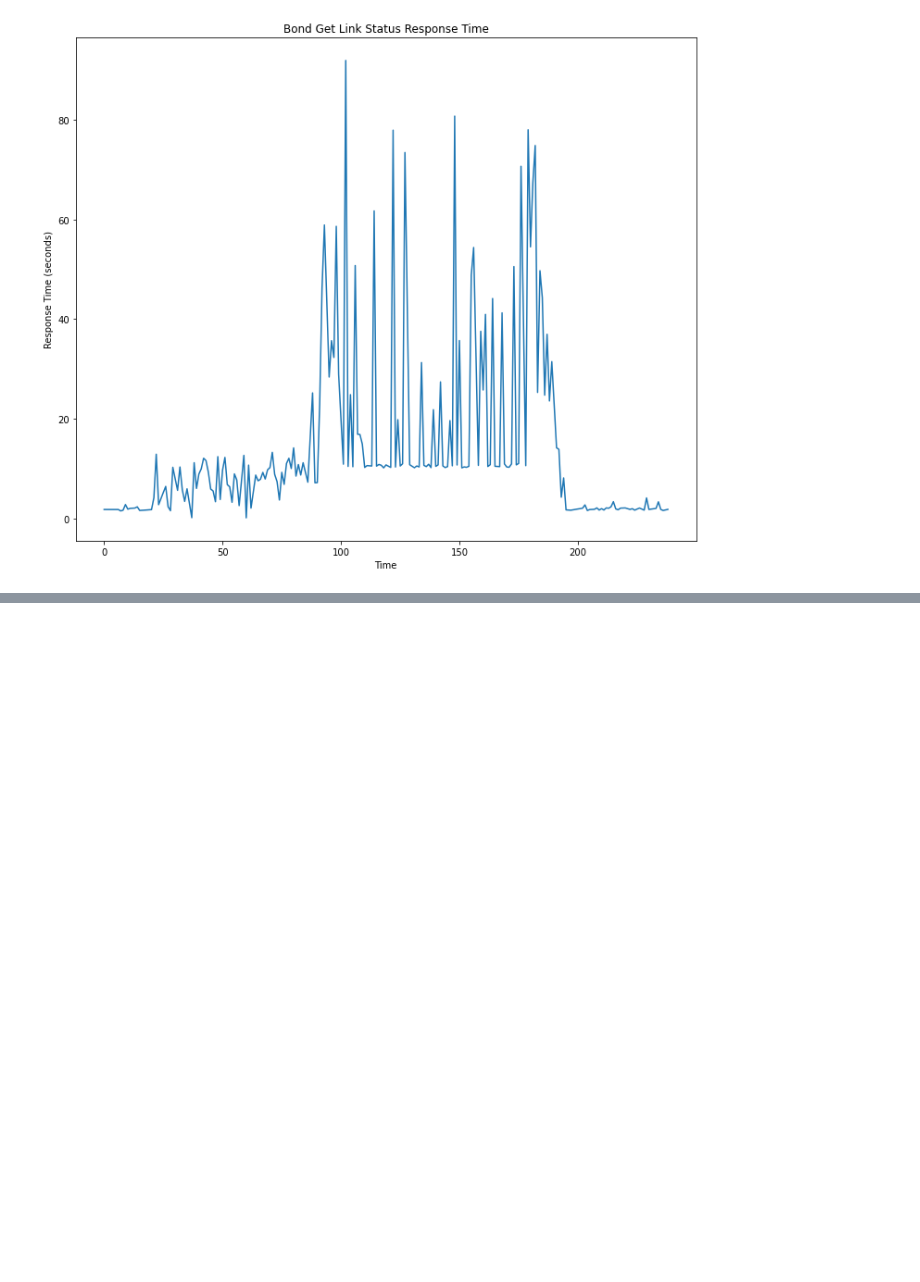
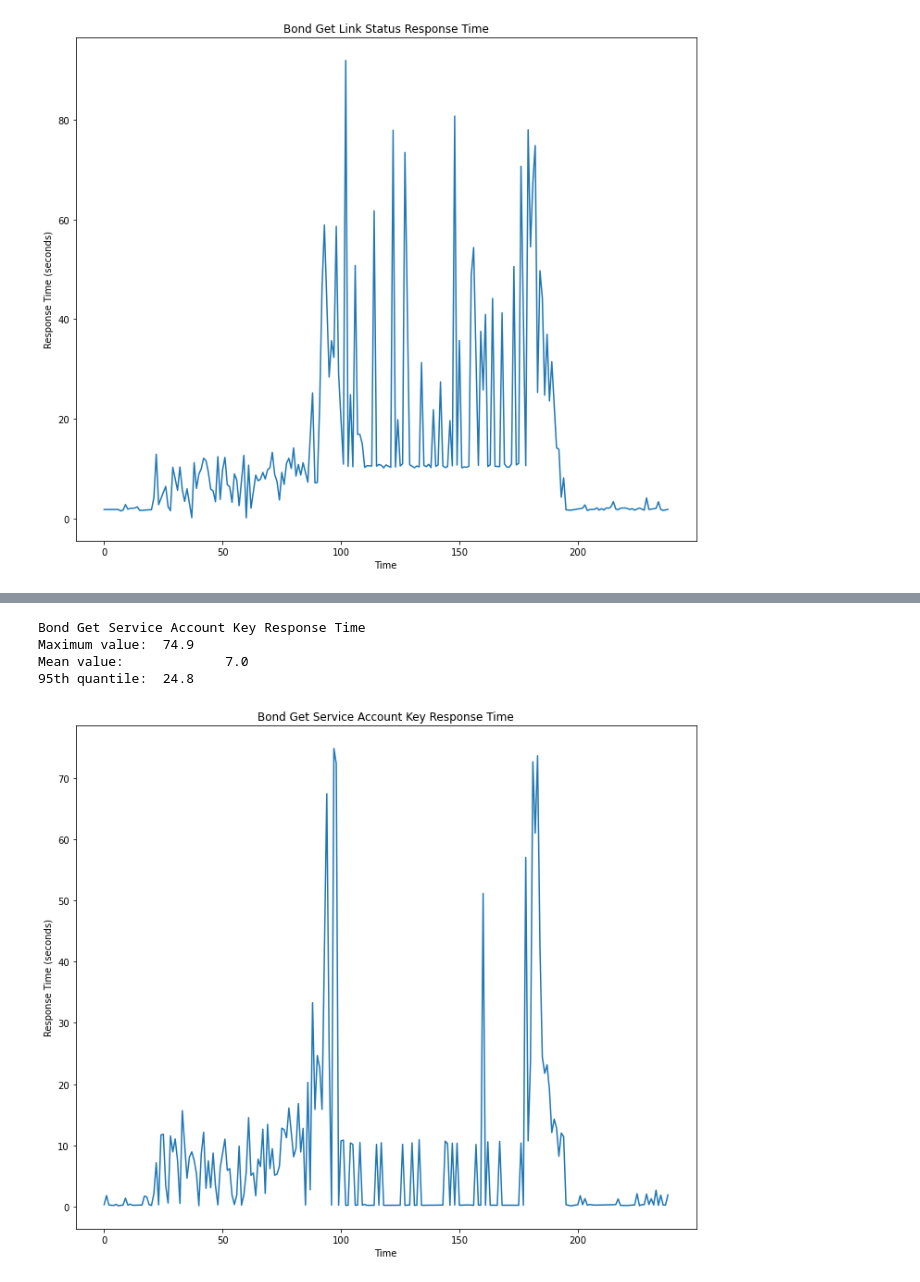
Before and after one commit to mbaumann-broad/terra-worfklow-scale-test-tools, a Jupyter notebook: notebooks/graph_response_time_data.ipynb, the cells around one changed output, grey strips where cells are left out. Cells and saved outputs as stored; diff of their text form; code cells hidden in the pictures; blank space fills up the shorter version.

```diff
--- a/notebooks/graph_response_time_data.ipynb
+++ b/notebooks/graph_response_time_data.ipynb
@@ -91,0 +110,9 @@ def display_bond_get_link_status_response_times(input_filename: str) -> None:
+# %%
+def display_bond_get_sa_key_response_times(input_filename: str) -> None:
+    graph_title = "Bond Get Service Account Key Response Time"
+    timestamp_columnname = "bond_get_sa_key.start_time"
+    response_time_columname = "bond_get_sa_key.response_duration"
+
+    displayer = ResponseTimeDisplayMethods(input_filename, timestamp_columnname,
+                                           response_time_columname, graph_title )
+    displayer.display_response_times()
@@ -123,0 +176,8 @@ Mean value:             14.0
+# %%
+display_bond_get_sa_key_response_times(f"{MONITORING_DATA_DIR}/drs_flow_response_times_{MONITORING_DATA_TIMESTAMP}.csv")
+# %% [output]
+Bond Get Service Account Key Response Time
+Maximum value:  74.9
+Mean value:             7.0
+95th quantile:  24.8
+[figure, added]
```
Also changed, not shown: parts of 6 cells of this notebook.
